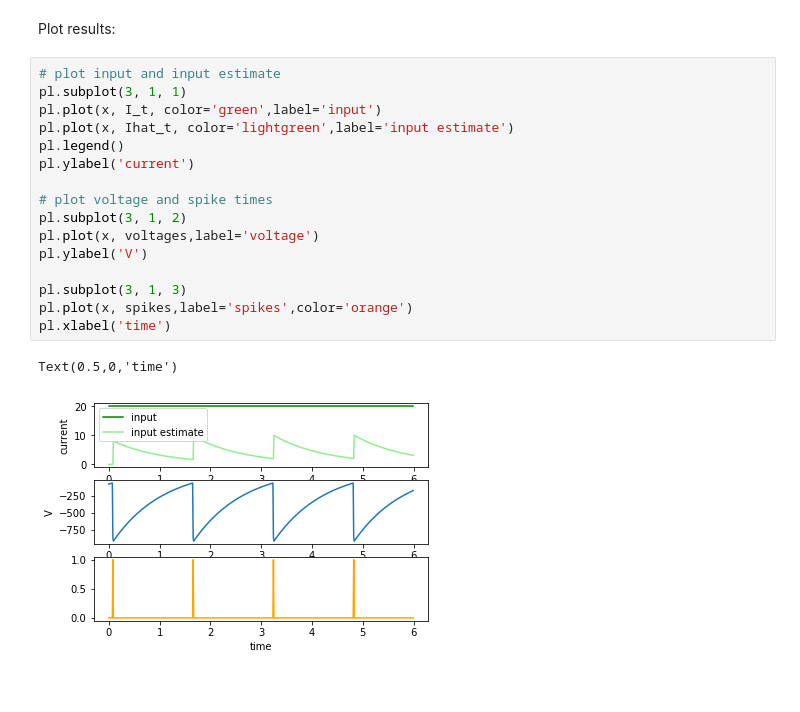
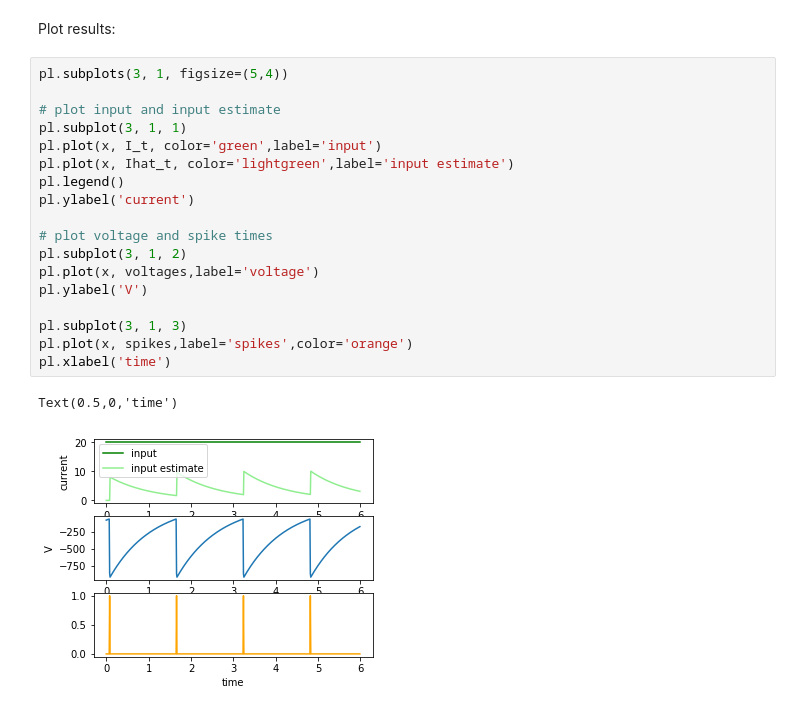
Before and after one commit to ABra1993/LisbonLab, a Jupyter notebook: IF_single.ipynb, the cells around one changed output. Cells and saved outputs as stored; diff of their text form.

```diff
--- a/IF_single.ipynb
+++ b/IF_single.ipynb
@@ -66,21 +67,23 @@ for i in range(1, iterations):
 # %% [markdown]
 Plot results:
 # %%
+pl.subplots(3, 1, figsize=(5,4))
+
 # plot input and input estimate
 pl.subplot(3, 1, 1)
 pl.plot(x, I_t, color='green',label='input')
 pl.plot(x, Ihat_t, color='lightgreen',label='input estimate')
 pl.legend()
 pl.ylabel('current')
 
 # plot voltage and spike times
 pl.subplot(3, 1, 2)
 pl.plot(x, voltages,label='voltage')
 pl.ylabel('V')
 
 pl.subplot(3, 1, 3)
 pl.plot(x, spikes,label='spikes',color='orange')
 pl.xlabel('time')
 # %% [output]
 Text(0.5,0,'time')
-[figure, old version]
+[figure, new version]
```
Also changed, not shown: parts of 1 cell of this notebook, 1 other file.
